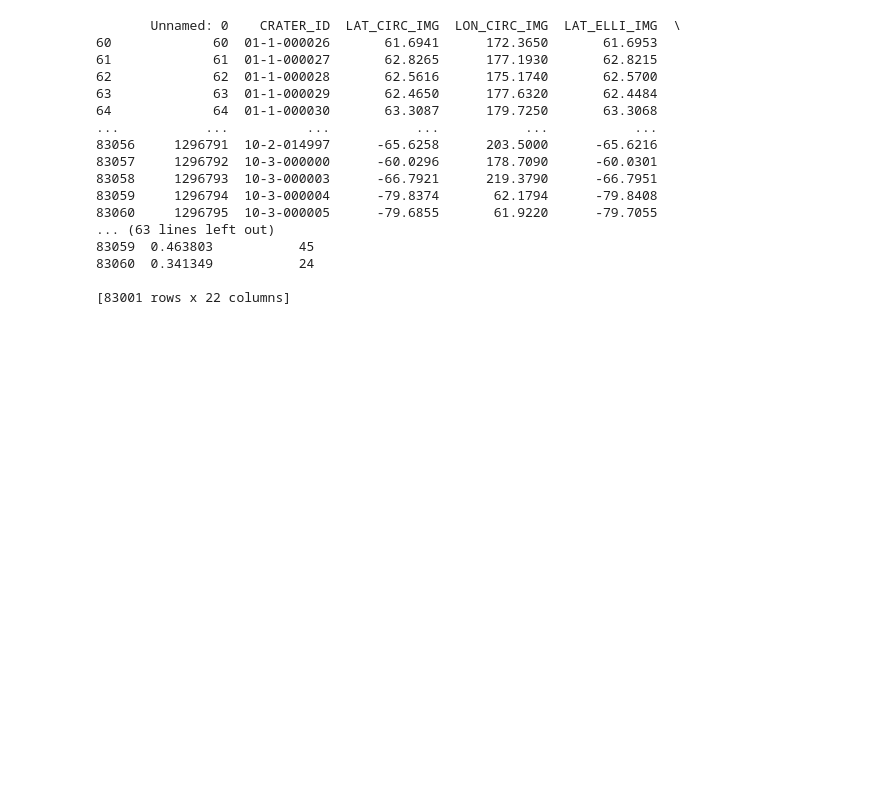
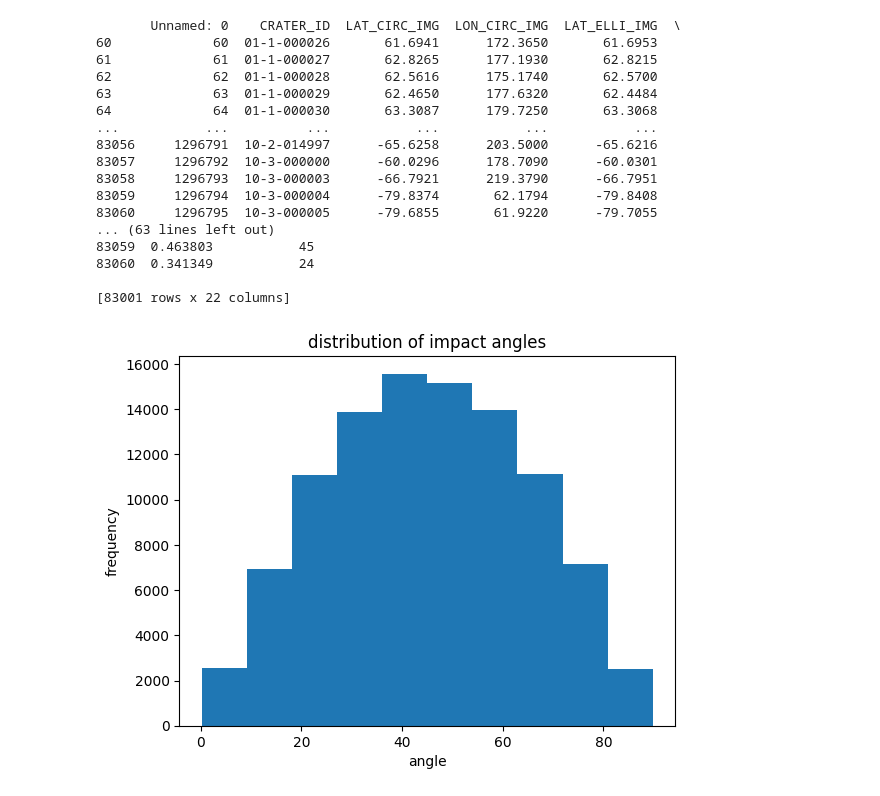
Before and after one commit to jlevitsky/AstroStatsFinal, a Jupyter notebook: FinalNotebook.ipynb, the cells around one changed output. Drawn from its saved outputs; the diff is of its cells as text; code cells hidden in the pictures; blank space fills up the shorter version.

Commit message:
started generating random densities, velocites, and angles

```diff
--- a/FinalNotebook.ipynb
+++ b/FinalNotebook.ipynb
@@ -24,3 +26,20 @@ print (craters[60:])
 83060  0.341349           24
 
 [83001 rows x 22 columns]
+# %%
+# generate random impact scenarios for MOnte Carlo modeling
+import random # importing the Python random library
+
+angles=[] #declare list
+for _ in range(100000): # asking this to do stuff 10000 times
+    u=random.uniform(0,1) # random number between 0 and 1
+    angle=(90/np.pi)*np.arccos(2*u-1) # Distribution of angles according to Mathias et al.
+    angles.append(angle)
+
+plt.hist(angles)
+plt.xlabel('angle')
+plt.ylabel('frequency')
+plt.title('distribution of impact angles')
+plt.show()
+# %% [output]
+[figure, added]
```
Also changed, not shown: parts of 4 cells of this notebook.
